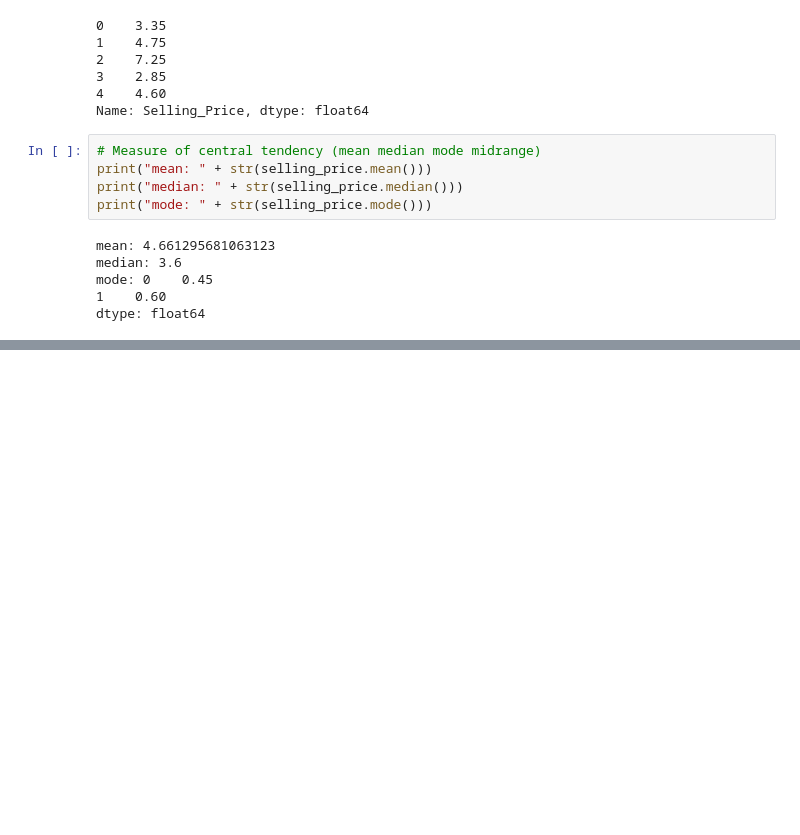
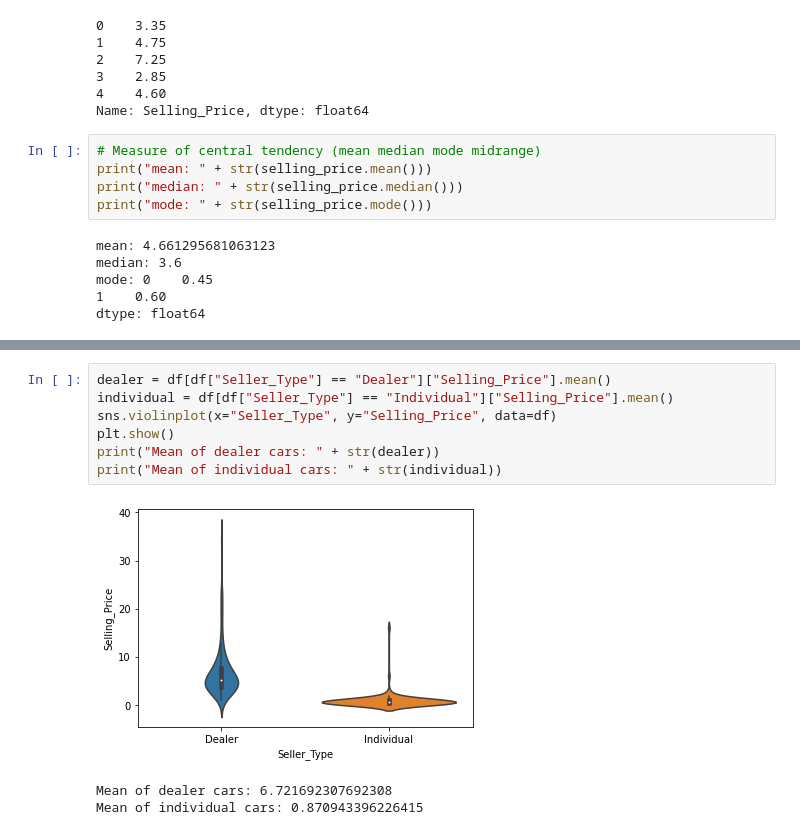
Before and after one commit to ABCD-EDU/cs322-lab, a Jupyter notebook: src/exercises/lab2/DescriptiveStatistics.ipynb, the cells around one changed output, grey strips where cells are left out. Saved outputs shown, nothing was run; the diff lists cells and outputs as text; blank space fills up the shorter version.

```diff
--- a/src/exercises/lab2/DescriptiveStatistics.ipynb
+++ b/src/exercises/lab2/DescriptiveStatistics.ipynb
@@ -61,0 +124,11 @@ print(mode)
+# %%
+dealer = df[df["Seller_Type"] == "Dealer"]["Selling_Price"].mean()
+individual = df[df["Seller_Type"] == "Individual"]["Selling_Price"].mean()
+sns.violinplot(x="Seller_Type", y="Selling_Price", data=df)
+plt.show()
+print("Mean of dealer cars: " + str(dealer))
+print("Mean of individual cars: " + str(individual))
+# %% [output]
+[figure, added]
+Mean of dealer cars: 6.721692307692308
+Mean of individual cars: 0.870943396226415
```
Also changed, not shown: parts of 13 cells of this notebook.
